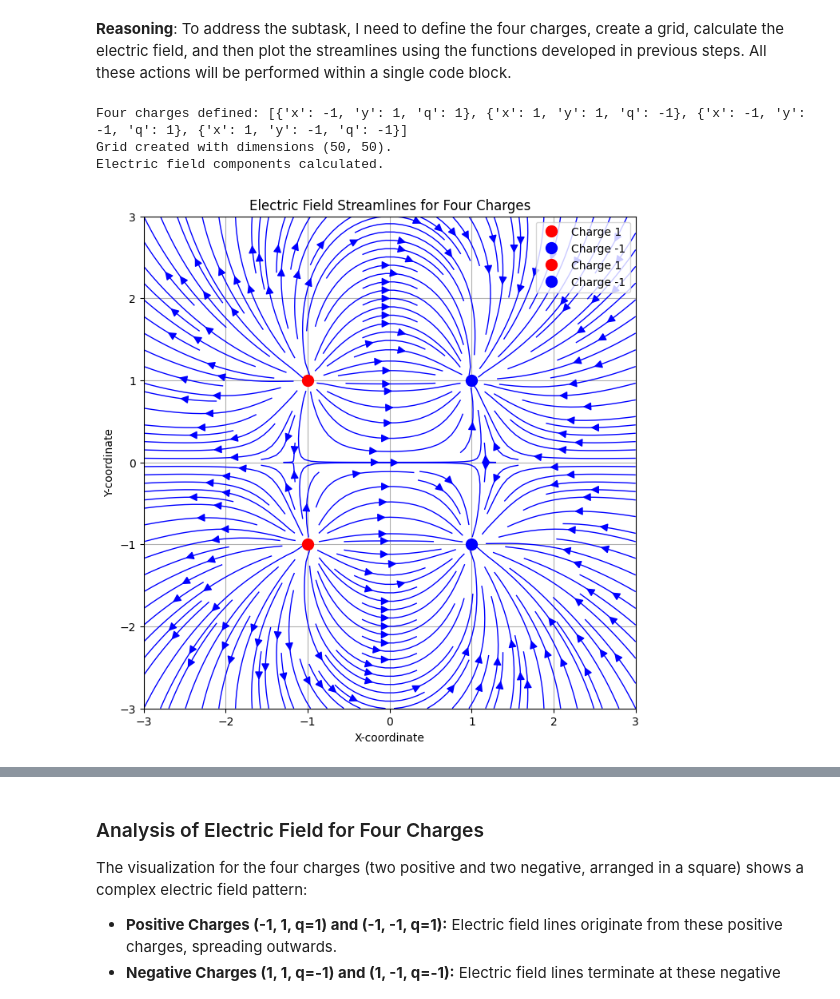
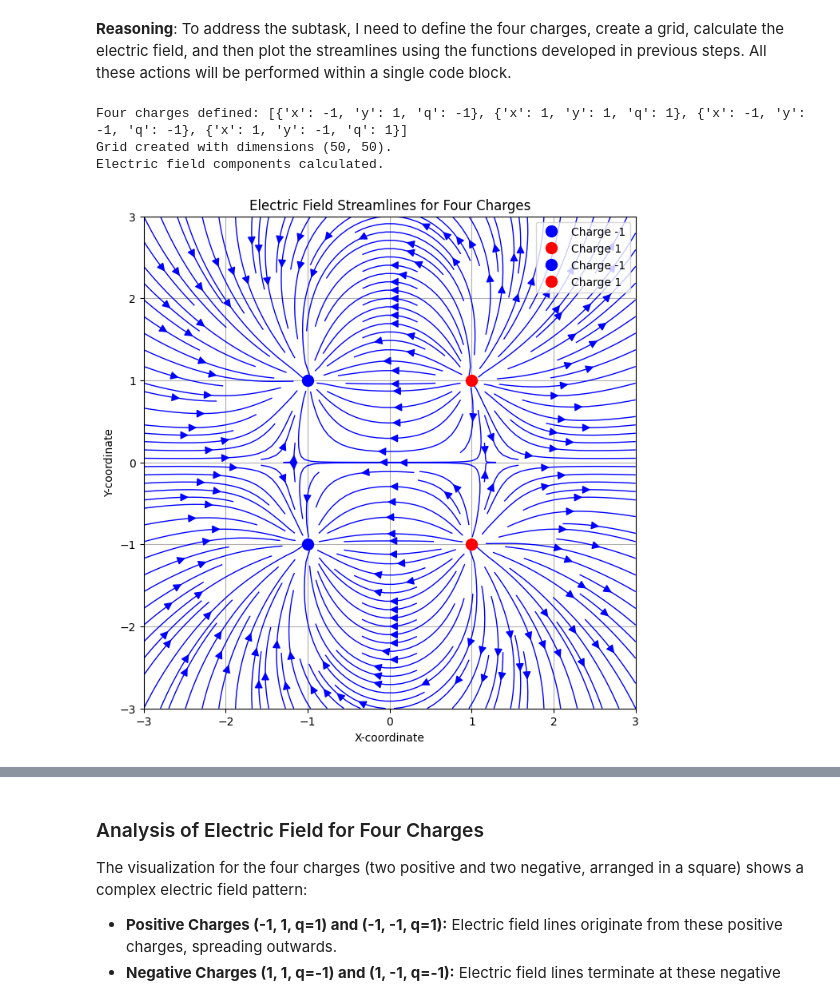
Before and after one commit to jakeTHEEsnak8/Computational-Physics, a Jupyter notebook: projects/P8_Visualizing_Electric_Fields.ipynb, the cells around one changed output, grey strips where cells are left out. Drawn from its saved outputs; the diff is of its cells as text; code cells hidden in the pictures.

```diff
--- a/projects/P8_Visualizing_Electric_Fields.ipynb
+++ b/projects/P8_Visualizing_Electric_Fields.ipynb
@@ -165,36 +165,36 @@ import matplotlib.pyplot as plt
 
 # 1. Define a list of four charge configurations
 charge_configs_four = [
-    {'x': -1, 'y': 1, 'q': 1},   # Positive charge
-    {'x': 1, 'y': 1, 'q': -1},   # Negative charge
-    {'x': -1, 'y': -1, 'q': 1},  # Positive charge
-    {'x': 1, 'y': -1, 'q': -1}    # Negative charge
+    {'x': -1, 'y': 1, 'q': -1},   # Positive charge
+    {'x': 1, 'y': 1, 'q': 1},   # Negative charge
+    {'x': -1, 'y': -1, 'q': -1},  # Positive charge
+    {'x': 1, 'y': -1, 'q': 1}    # Negative charge
 ]
 
 # 2. Use the define_charges function to create the charges object
 charges_four = define_charges(charge_configs_four)
 print("Four charges defined:", charges_four)
 
 # 3. Create a 2D grid for visualization
 x_min, x_max = -3, 3
 y_min, y_max = -3, 3
 n_points = 50
 
 x = np.linspace(x_min, x_max, n_points)
 y = np.linspace(y_min, y_max, n_points)
 X, Y = np.meshgrid(x, y)
 
 grid_four = (X, Y)
 print(f"Grid created with dimensions {X.shape}.")
 
 # 4. Call the calculate_electric_field function
 Ex_four, Ey_four = calculate_electric_field(charges_four, grid_four)
 print("Electric field components calculated.")
 
 # 5. Call the plot_electric_field_streamlines function
 plot_electric_field_streamlines(X, Y, Ex_four, Ey_four, charges=charges_four, title='Electric Field Streamlines for Four Charges')
 # %% [output]
-Four charges defined: [{'x': -1, 'y': 1, 'q': 1}, {'x': 1, 'y': 1, 'q': -1}, {'x': -1, 'y': -1, 'q': 1}, {'x': 1, 'y': -1, 'q': -1}]
+Four charges defined: [{'x': -1, 'y': 1, 'q': -1}, {'x': 1, 'y': 1, 'q': 1}, {'x': -1, 'y': -1, 'q': -1}, {'x': 1, 'y': -1, 'q': 1}]
 Grid created with dimensions (50, 50).
 Electric field components calculated.
-[figure, old version]
+[figure, new version]
```
Also changed, not shown: parts of 4 cells of this notebook.
